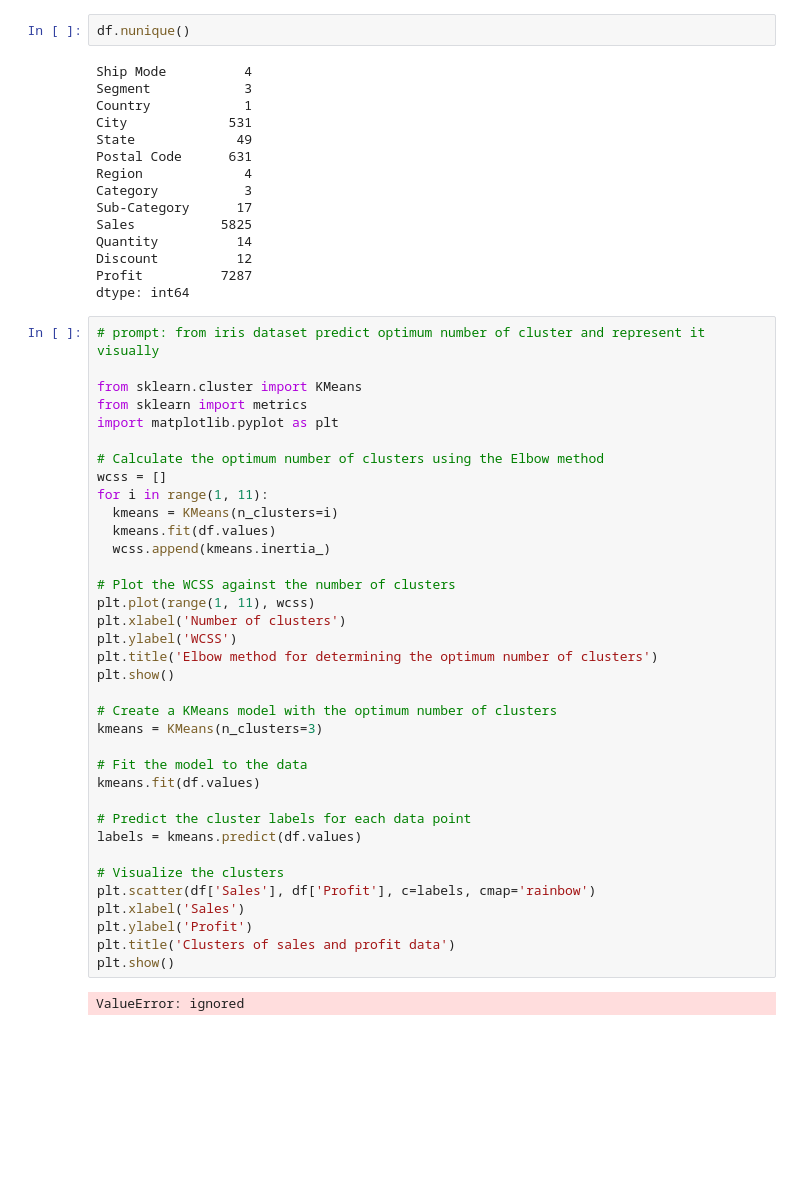
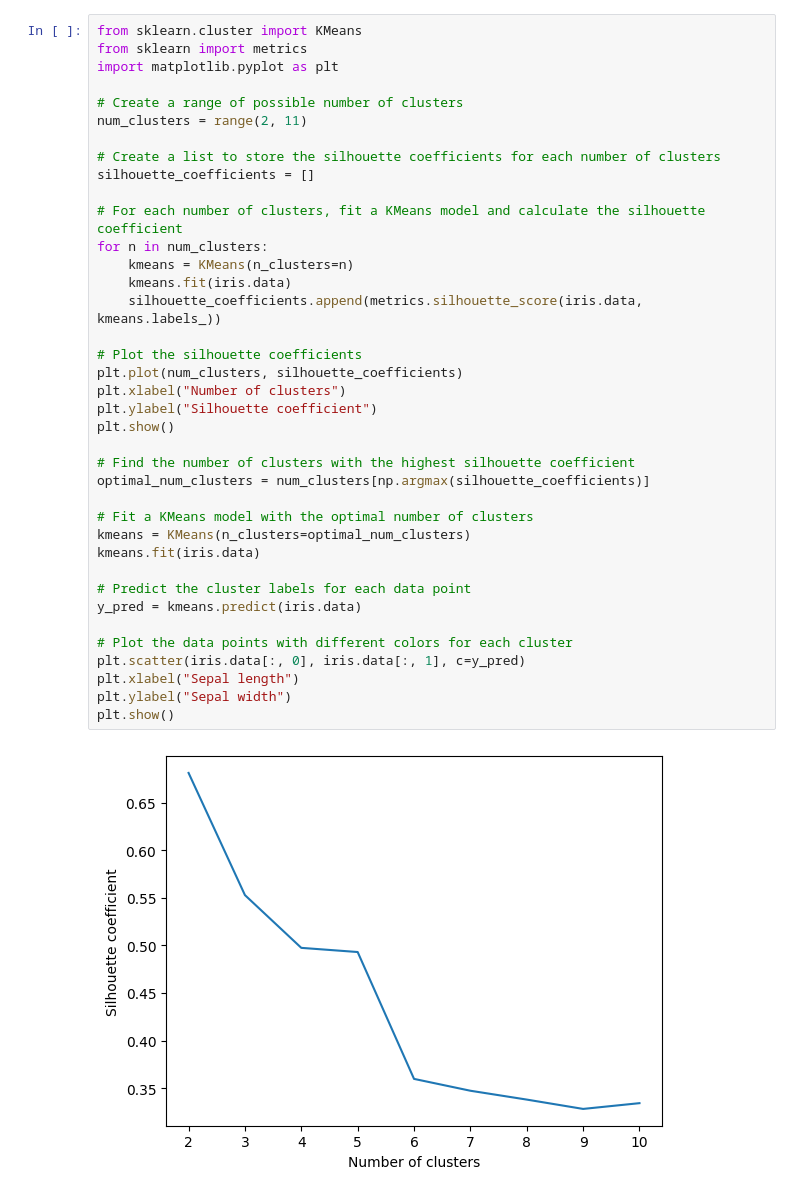
Before and after one commit to Shritej24c/sparkfoundation, a Jupyter notebook: spark_foundation.ipynb, the cells around one changed output. Cells and saved outputs as stored; diff of their text form; blank space fills up the shorter version.

```diff
--- a/spark_foundation.ipynb
+++ b/spark_foundation.ipynb
@@ -116,55 +49,40 @@ df.describe()
-# %%
-df.nunique()
-# %% [output]
-Ship Mode          4
-Segment            3
-Country            1
-City             531
-State             49
-Postal Code      631
-Region             4
-Category           3
-Sub-Category      17
-Sales           5825
-Quantity          14
-Discount          12
-Profit          7287
-dtype: int64
 # %%
-# prompt: from iris dataset predict optimum number of cluster and represent it visually
-
 from sklearn.cluster import KMeans
 from sklearn import metrics
 import matplotlib.pyplot as plt
 
-# Calculate the optimum number of clusters using the Elbow method
-wcss = []
-for i in range(1, 11):
-  kmeans = KMeans(n_clusters=i)
-  kmeans.fit(df.values)
-  wcss.append(kmeans.inertia_)
+# Create a range of possible number of clusters
+num_clusters = range(2, 11)
 
-# Plot the WCSS against the number of clusters
-plt.plot(range(1, 11), wcss)
-plt.xlabel('Number of clusters')
-plt.ylabel('WCSS')
-plt.title('Elbow method for determining the optimum number of clusters')
+# Create a list to store the silhouette coefficients for each number of clusters
+silhouette_coefficients = []
+
+# For each number of clusters, fit a KMeans model and calculate the silhouette coefficient
+for n in num_clusters:
+    kmeans = KMeans(n_clusters=n)
+    kmeans.fit(iris.data)
+    silhouette_coefficients.append(metrics.silhouette_score(iris.data, kmeans.labels_))
+
+# Plot the silhouette coefficients
+plt.plot(num_clusters, silhouette_coefficients)
+plt.xlabel("Number of clusters")
+plt.ylabel("Silhouette coefficient")
 plt.show()
 
-# Create a KMeans model with the optimum number of clusters
-kmeans = KMeans(n_clusters=3)
+# Find the number of clusters with the highest silhouette coefficient
+optimal_num_clusters = num_clusters[np.argmax(silhouette_coefficients)]
 
-# Fit the model to the data
-kmeans.fit(df.values)
+# Fit a KMeans model with the optimal number of clusters
+kmeans = KMeans(n_clusters=optimal_num_clusters)
+kmeans.fit(iris.data)
 
 # Predict the cluster labels for each data point
-labels = kmeans.predict(df.values)
+y_pred = kmeans.predict(iris.data)
 
-# Visualize the clusters
-plt.scatter(df['Sales'], df['Profit'], c=labels, cmap='rainbow')
-plt.xlabel('Sales')
-plt.ylabel('Profit')
-plt.title('Clusters of sales and profit data')
+# Plot the data points with different colors for each cluster
+plt.scatter(iris.data[:, 0], iris.data[:, 1], c=y_pred)
+plt.xlabel("Sepal length")
+plt.ylabel("Sepal width")
 plt.show()
 # %% [output]
-ValueError: ignored
+[figure, added]
```
Also changed, not shown: parts of 8 cells of this notebook.
